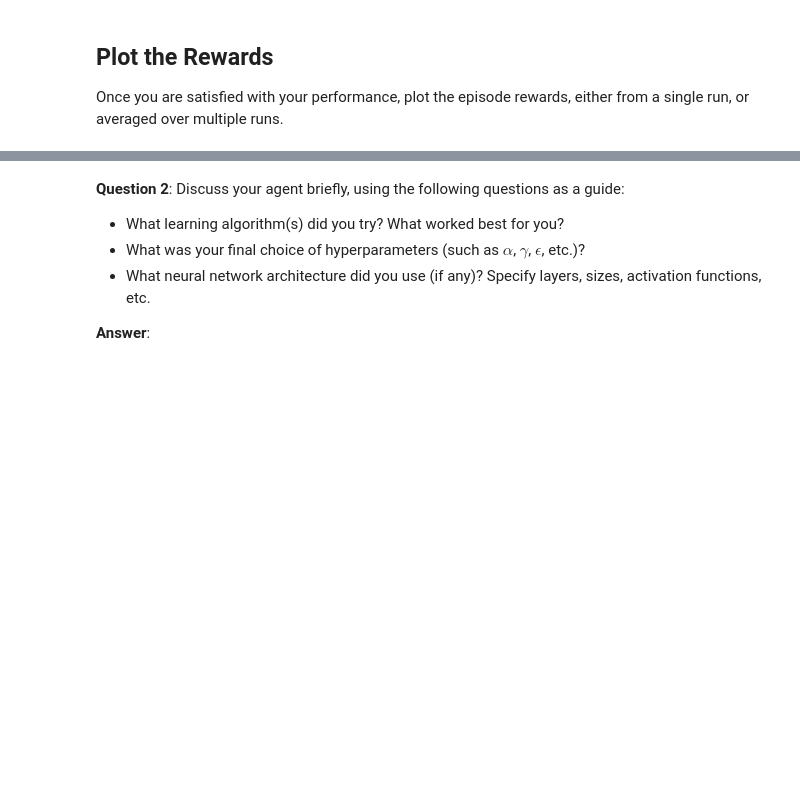
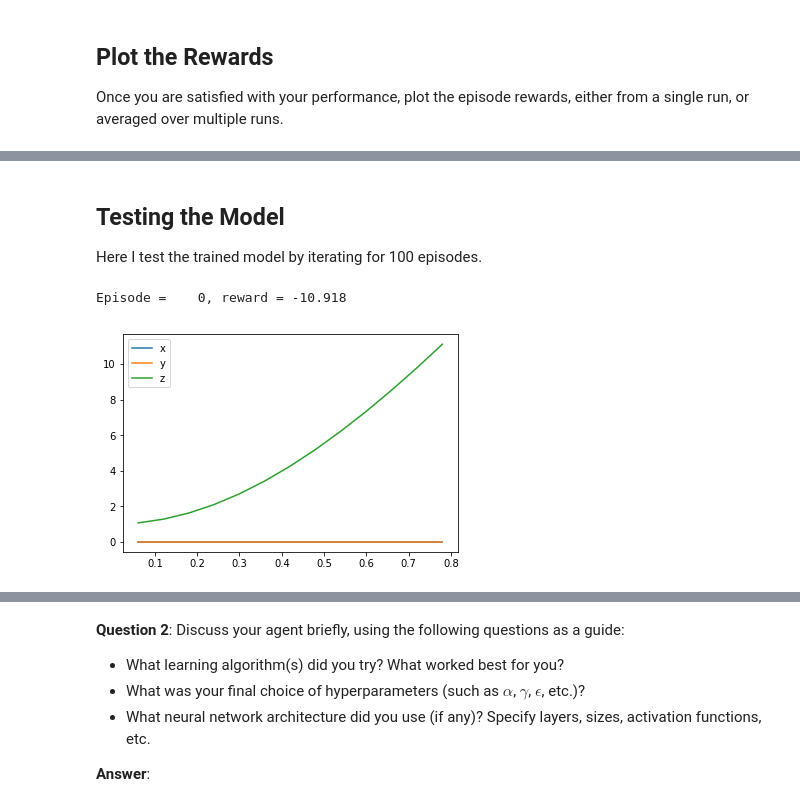
Before and after one commit to etakgoz/RL-Quadcopter-2, a Jupyter notebook: Quadcopter_Project.ipynb, the cells around one changed output, grey strips where cells are left out. Saved outputs shown, nothing was run; the diff lists cells and outputs as text; code cells hidden in the pictures; blank space fills up the shorter version.

```diff
--- a/Quadcopter_Project.ipynb
+++ b/Quadcopter_Project.ipynb
@@ -375,0 +315,45 @@ show_flight_path(path, target=np.array([0., 0., 10.]))
+# %% [markdown]
+## Testing the Model
+
+Here I test the trained model by iterating for 100 episodes.
+# %%
+# Testing Setup
+done = False
+
+results = {x : [] for x in labels}
+n_episodes = 1 # Create test data for one episode - I found this would be enough since the results were quite stable
+
+# Variables to record episode performance
+results = {x : [] for x in labels}
+rewards = np.zeros((n_episodes))
+
+for i in range(n_episodes):
+    state = agent.reset_episode()
+    while True:
+        rotor_speeds = agent.act(state)
+        rotor_speeds = [rotor_speed[0], rotor_speed[0], rotor_speed[0], rotor_speed[0]]
+
+        next_state, reward, done = task.step(rotor_speeds)
+        to_write = [task.sim.time] + list(task.sim.pose) + list(task.sim.v) + list(task.sim.angular_v) + list(rotor_speeds) + list([reward])
+        for ii in range(len(labels)):
+            results[labels[ii]].append(to_write[ii])
+
+        # add current rewards to the step
+        rewards[i] += reward
+        if done:
+            print("\rEpisode = {:4d}, reward = {:7.3f}".format(i, rewards[i]), end="")
+            break
+        else:
+            state = next_state
+    sys.stdout.flush()
+# %% [output]
+Episode =    0, reward = -10.918
+# %%
+# best episode x,y,z
+plt.plot(results['time'], results['x'], label='x')
+plt.plot(results['time'], results['y'], label='y')
+plt.plot(results['time'], results['z'], label='z')
+plt.legend()
+_ = plt.ylim()
+# %% [output]
+[figure, added]
```
Also changed, not shown: parts of 31 cells of this notebook, 11 other files.
